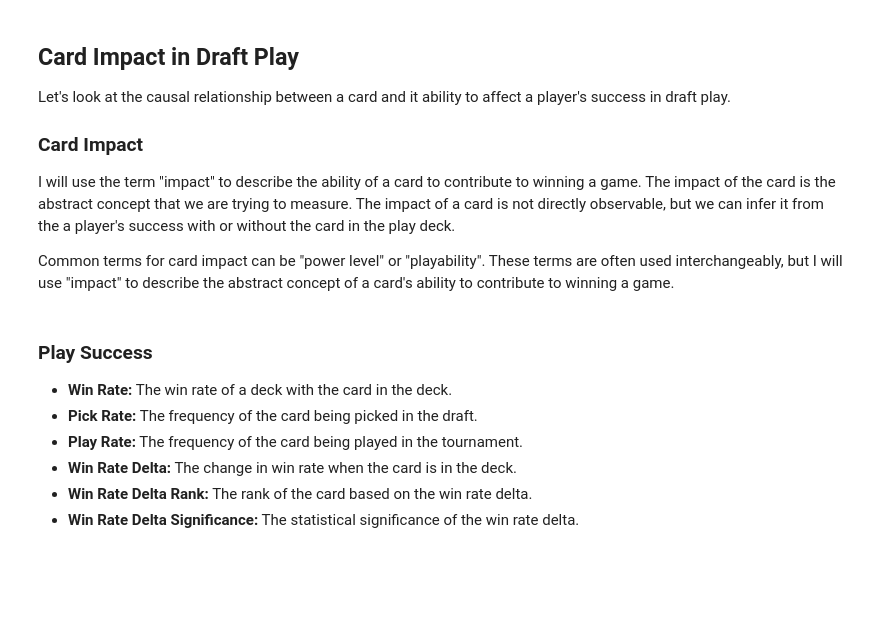
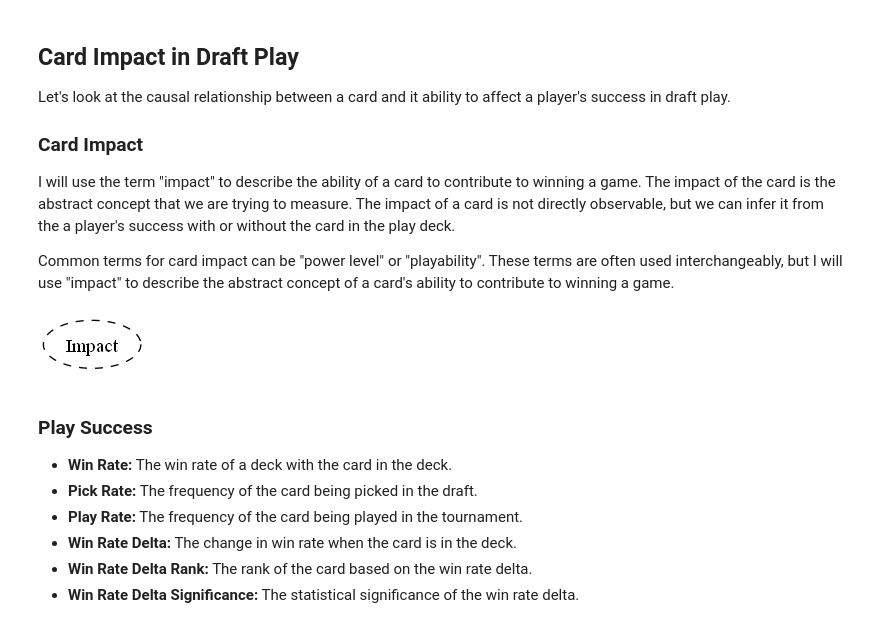
Before and after one commit to meehljd/mtg-modeling, a Jupyter notebook: notebooks/00-introduction.ipynb, the cells around one changed output. Drawn from its saved outputs; the diff is of its cells as text; code cells hidden in the pictures; blank space fills up the shorter version.

```diff
--- a/notebooks/00-introduction.ipynb
+++ b/notebooks/00-introduction.ipynb
@@ -97,16 +99,18 @@ Common terms for card impact can be "power level" or "playability".  These terms
 # %%
 from graphviz import Digraph
 from IPython.display import Image
 
 # Initialize a directed graph
 dot = Digraph(comment='Card Impact', format='png')
+dot.attr(rankdir='LR')
 
-# Define nodes for types
-dot.node(name='Query', label='Query', shape='box')
+# Define the impact node
+dot.node(name='I', label='Impact', shape='oval', style='dashed')
 
 # Render and display the graph in Jupyter Notebook
-dot.render(filename='graphql_schema', format='png', cleanup=True);
-Image(filename='graphql_schema.png')
+Image(dot.render(filename='../images/dags/dags', format='png', cleanup=True))
+# %% [output]
+[figure, added]
 # %% [markdown]
 ### Play Success
 
```
Also changed, not shown: parts of 20 cells of this notebook, 5 other files.
